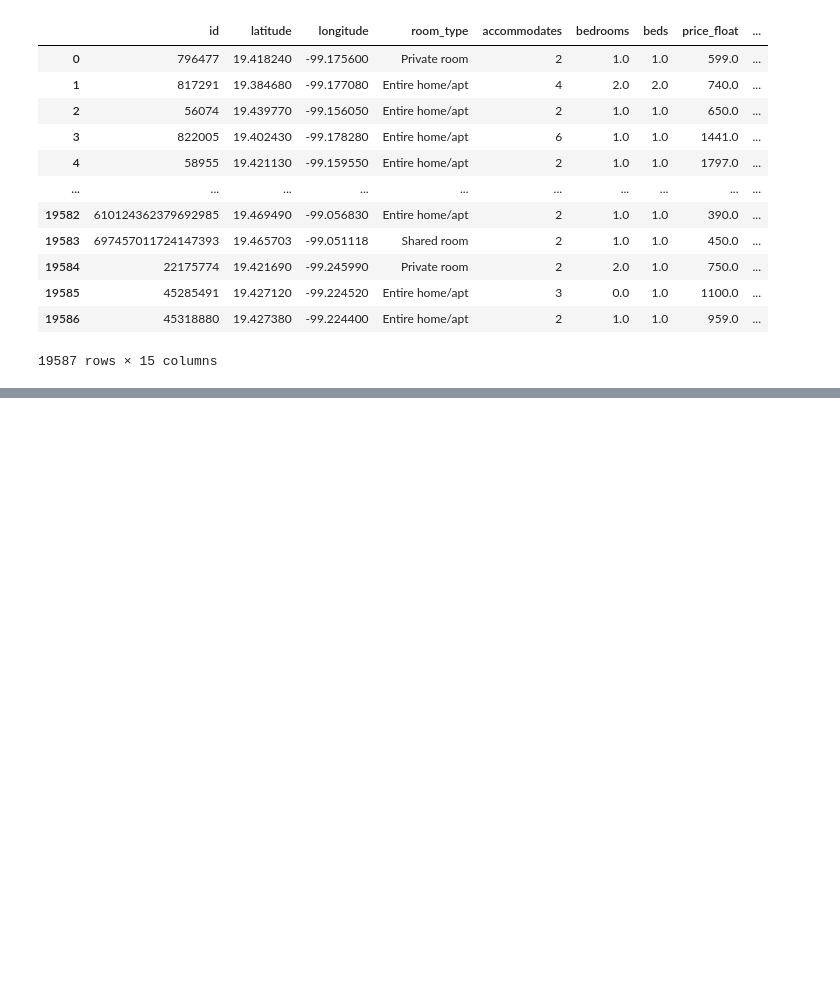
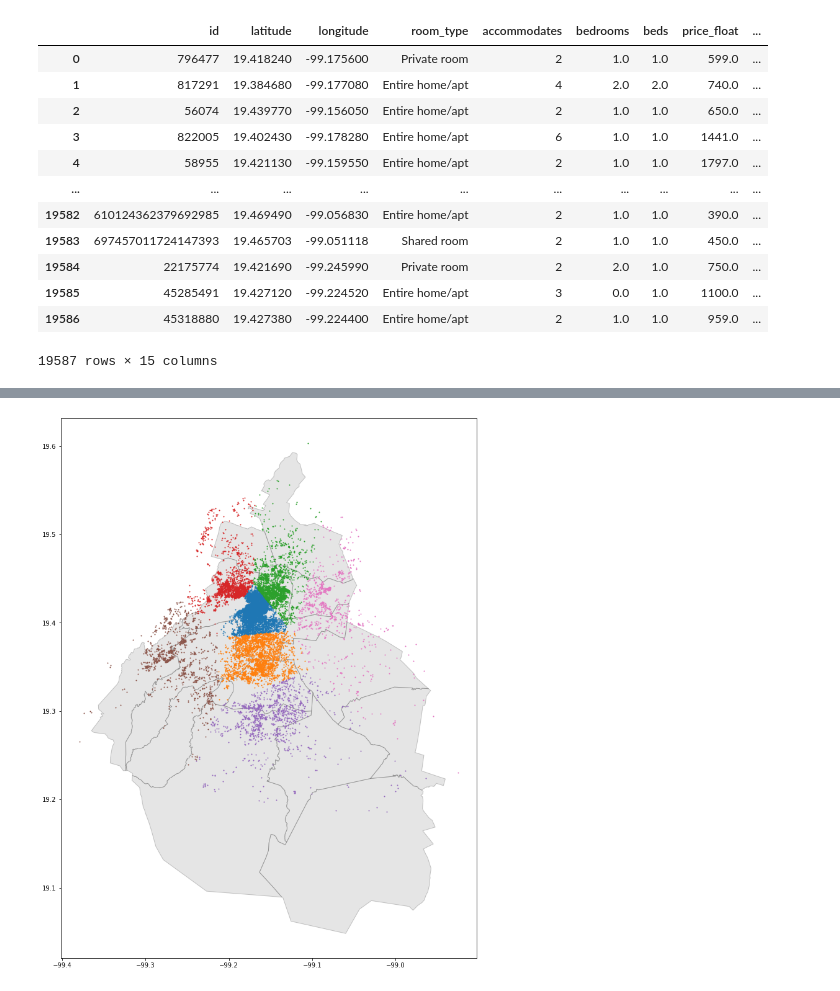
Before and after one commit to pezpet/airbnb-cdmx, a Jupyter notebook: EDA.ipynb, the cells around one changed output, grey strips where cells are left out. Cells and saved outputs as stored; diff of their text form; code cells hidden in the pictures; blank space fills up the shorter version.

```diff
--- a/EDA.ipynb
+++ b/EDA.ipynb
@@ -246,0 +299,5 @@ clustered
+# %%
+data['cluster2'] = kmeans2.labels_
+# %%
+geo_df = gpd.GeoDataFrame(data, crs=crs, geometry=geometry)
+geo_df.head()
@@ -246,0 +311,8 @@ clustered
+# %%
+
+fig, ax = plt.subplots(figsize=(40,16))
+cdmx.plot(ax=ax, alpha=.2, color='grey', edgecolor='black', legend=True)
+for cluster in geo_df['cluster2'].unique():
+    geo_df[geo_df['cluster2'] == cluster].plot(ax=ax, markersize=1)
+# %% [output]
+[figure, added]
```
Also changed, not shown: parts of 9 cells of this notebook, 1 other file.
